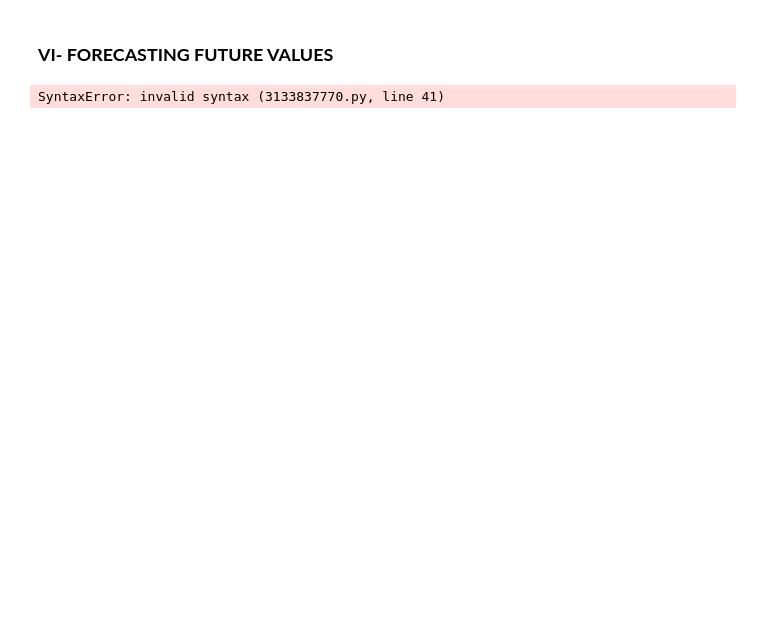
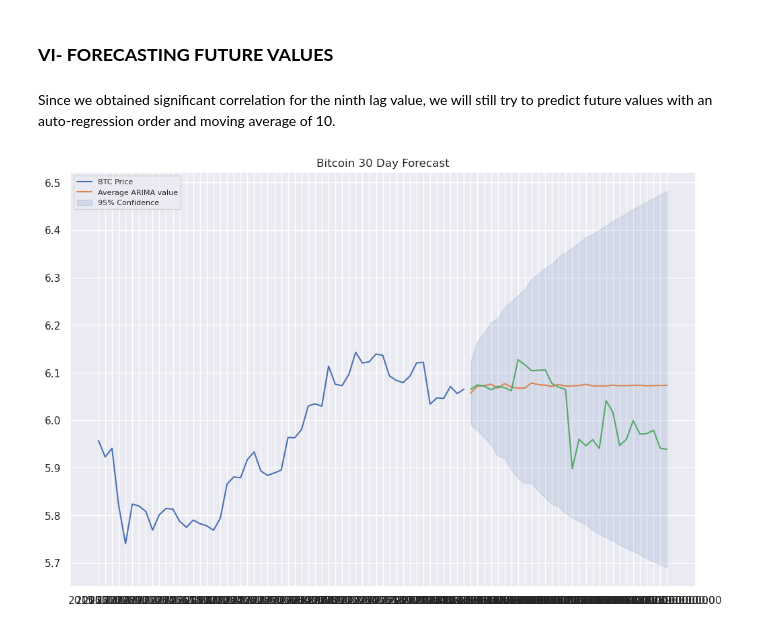
Before and after one commit to MohamedKeteb/Crypto_project, a Jupyter notebook: arima_model.ipynb, the cells around one changed output. Drawn from its saved outputs; the diff is of its cells as text; code cells hidden in the pictures; blank space fills up the shorter version.

```diff
--- a/arima_model.ipynb
+++ b/arima_model.ipynb
@@ -373,10 +388,12 @@ Total fit time: 0.332 seconds
 # %% [markdown]
 ### **VI- FORECASTING FUTURE VALUES**
+# %% [markdown]
+Since we obtained significant correlation for the ninth lag value, we will still try to predict future values with an auto-regression order and moving average of 10.
 # %%
 import datetime
 import statsmodels
 
-def model(data, price, p,d,q):
+def model(data, price,n, p,d,q):
     """
     Parameters
     ----------
@@ -392,38 +409,42 @@ def model(data, price, p,d,q):
     """
 
     time_series = np.log(data[str(price)])
     # fit
     model = statsmodels.tsa.arima.model.ARIMA(time_series, order = (p,d,q))
     fitted = model.fit()
 
 
-    fc = fitted.get_forecast(15)
+    fc = fitted.get_forecast(n)
     #Set confidence to 95%
     fc = (fc.summary_frame(alpha=0.05))
     #Get mean forecast
     fc_mean = fc['mean']
     #Get lower confidence forecast
     fc_lower = fc['mean_ci_lower']
     #Get upper confidence forecast
     fc_upper = fc['mean_ci_upper']
     #Set figure size
     plt.figure(figsize=(12,8), dpi=100)
     #Plot last 50 price movements
-    plt.plot(data['datetime'][-50:],data[str(price)][-50:], label='BTC Price')
+    plt.plot(data['datetime'][-55:],data[str(price)][-55:], label='BTC Price')
     # create date axis for predictions
-    future_15_days =  [str(datetime.datetime(2015, 1, 1, 0, 0, 0) + datetime.timedelta(days=x)) for x in range(15)]
+    future =  [str(datetime.datetime.strptime(end_date, "%Y-%m-%d %H:%M:%S") + datetime.timedelta(days=x)) for x in range(n)]
     #Plot mean forecast
-    plt.plot(future_15_days, np.exp(fc_mean), label='mean_forecast', linewidth = 1.5)
+    plt.plot(future, np.exp(fc_mean), label='Average ARIMA value', linewidth = 1.5)
     #Create confidence interval
-    plt.fill_between(future_15_days, np.exp(fc_lower),np.exp(fc_upper), color='b', alpha=.1, label = '95% Confidence')
+    plt.fill_between(future, np.exp(fc_lower),np.exp(fc_upper), color='b', alpha=.15, label = '95% Confidence')
+    #Loading and plotting the real future values
+    real = load_data(symbol, end_date, future[len(future)-1], interval)
+    real["close"] = np.log(real["close"])
+    plt.plot(future, real["close"])
     #Set title
-    plt.title('Bitcoin 15 Day Forecast')
+    plt.title(f"Bitcoin {n} Day Forecast")
     #Set legend
     plt.legend(loc='upper left', fontsize=8)
     plt.show()
 
 
 
-model(log_data, "close", 10,1,10)
+model(data, "close",30, 10,1,10)
 # %% [output]
-SyntaxError: invalid syntax (3133837770.py, line 41)
+[figure, added]
```
Also changed, not shown: parts of 13 cells of this notebook, 2 other files.
